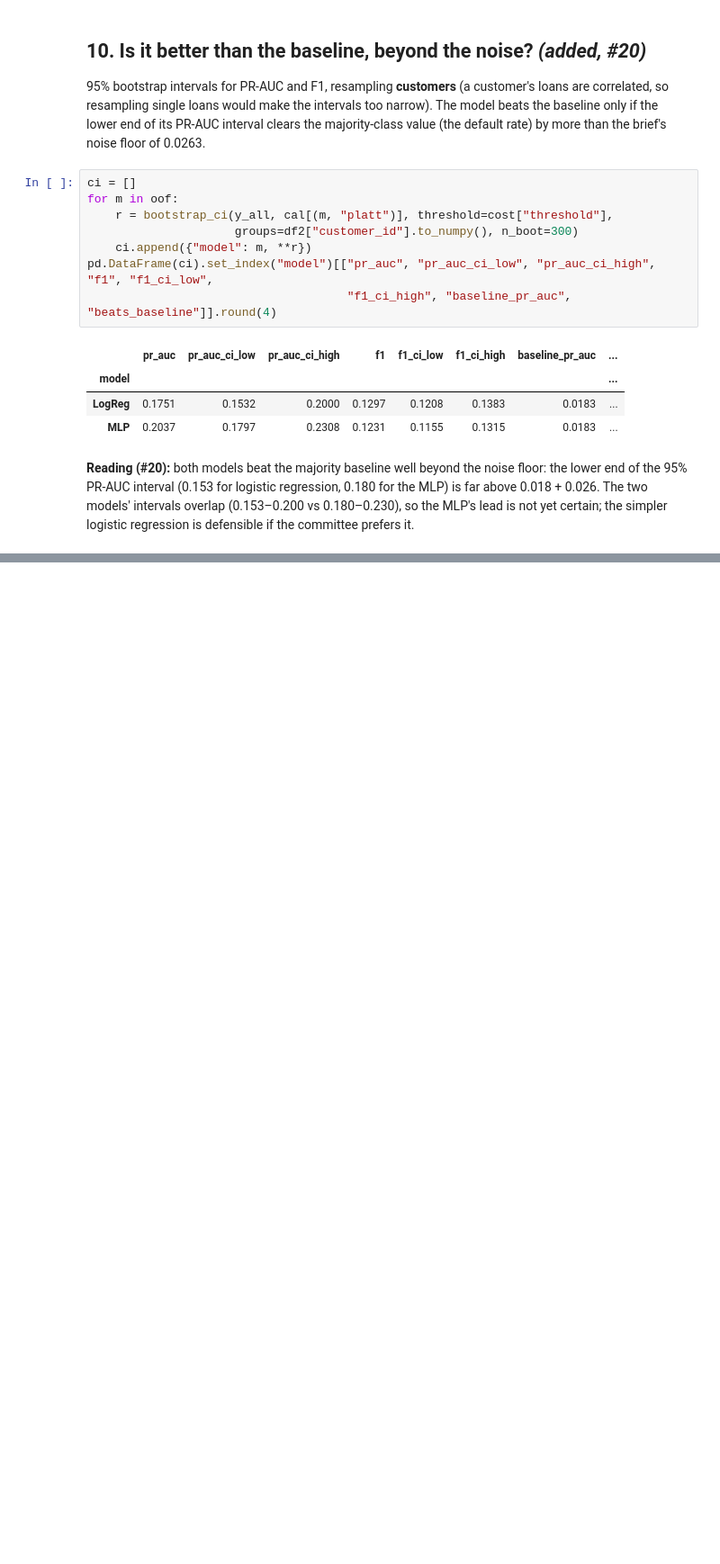
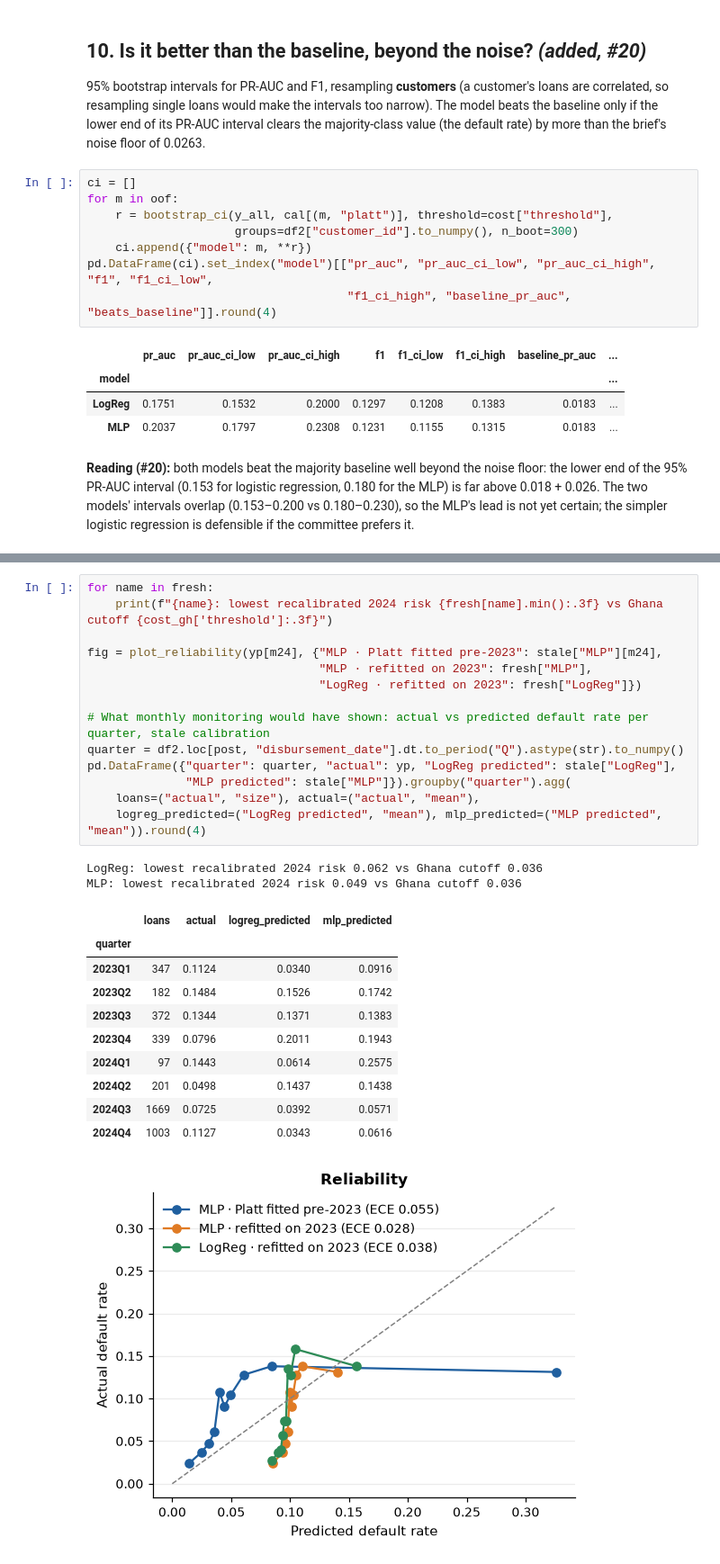
Before and after one commit to ASU-MICS-2028/mle-group-2-prosit-2, a Jupyter notebook: notebooks/02_classification.ipynb, the cells around one changed output, grey strips where cells are left out. Shown at 90% size. Drawn from its saved outputs; the diff is of its cells as text; blank space fills up the shorter version.

Commit message:
P2: does calibration hold on 2023+ loans? Recalibration plan (#55) (#61)
* 02 §11: calibration over time on 2023+ loans and recalibration plan (#55); D-24

* Docs: name PR #61

```diff
--- a/notebooks/02_classification.ipynb
+++ b/notebooks/02_classification.ipynb
@@ -696,0 +765,28 @@ pd.DataFrame(ci).set_index("model")[["pr_auc", "pr_auc_ci_low", "pr_auc_ci_high"
+# %%
+for name in fresh:
+    print(f"{name}: lowest recalibrated 2024 risk {fresh[name].min():.3f} vs Ghana cutoff {cost_gh['threshold']:.3f}")
+
+fig = plot_reliability(yp[m24], {"MLP · Platt fitted pre-2023": stale["MLP"][m24],
+                                 "MLP · refitted on 2023": fresh["MLP"],
+                                 "LogReg · refitted on 2023": fresh["LogReg"]})
+
+# What monthly monitoring would have shown: actual vs predicted default rate per quarter, stale calibration
+quarter = df2.loc[post, "disbursement_date"].dt.to_period("Q").astype(str).to_numpy()
+pd.DataFrame({"quarter": quarter, "actual": yp, "LogReg predicted": stale["LogReg"],
+              "MLP predicted": stale["MLP"]}).groupby("quarter").agg(
+    loans=("actual", "size"), actual=("actual", "mean"),
+    logreg_predicted=("LogReg predicted", "mean"), mlp_predicted=("MLP predicted", "mean")).round(4)
+# %% [output]
+LogReg: lowest recalibrated 2024 risk 0.062 vs Ghana cutoff 0.036
+MLP: lowest recalibrated 2024 risk 0.049 vs Ghana cutoff 0.036
+|  | loans | actual | logreg_predicted | mlp_predicted |
+| quarter |  |  |  |  |
+| 2023Q1 | 347 | 0.1124 | 0.0340 | 0.0916 |
+| 2023Q2 | 182 | 0.1484 | 0.1526 | 0.1742 |
+| 2023Q3 | 372 | 0.1344 | 0.1371 | 0.1383 |
+| 2023Q4 | 339 | 0.0796 | 0.2011 | 0.1943 |
+| 2024Q1 | 97 | 0.1443 | 0.0614 | 0.2575 |
+| 2024Q2 | 201 | 0.0498 | 0.1437 | 0.1438 |
+| 2024Q3 | 1669 | 0.0725 | 0.0392 | 0.0571 |
+| 2024Q4 | 1003 | 0.1127 | 0.0343 | 0.0616 |
+[figure, added]
```
Also changed, not shown: parts of 4 cells of this notebook, 7 other files.
